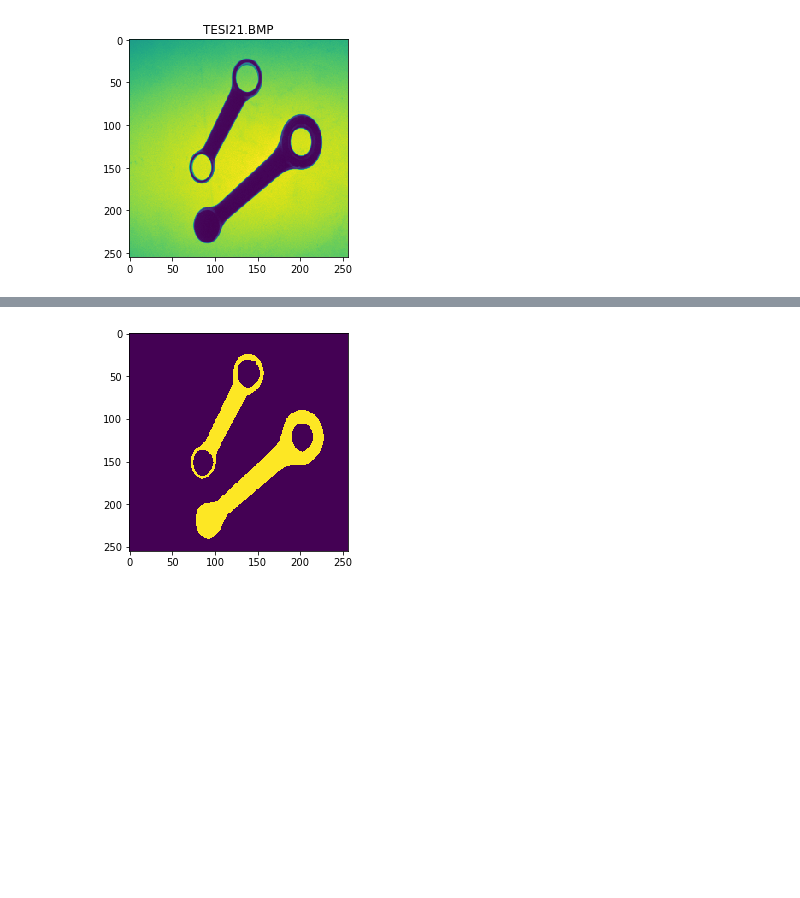
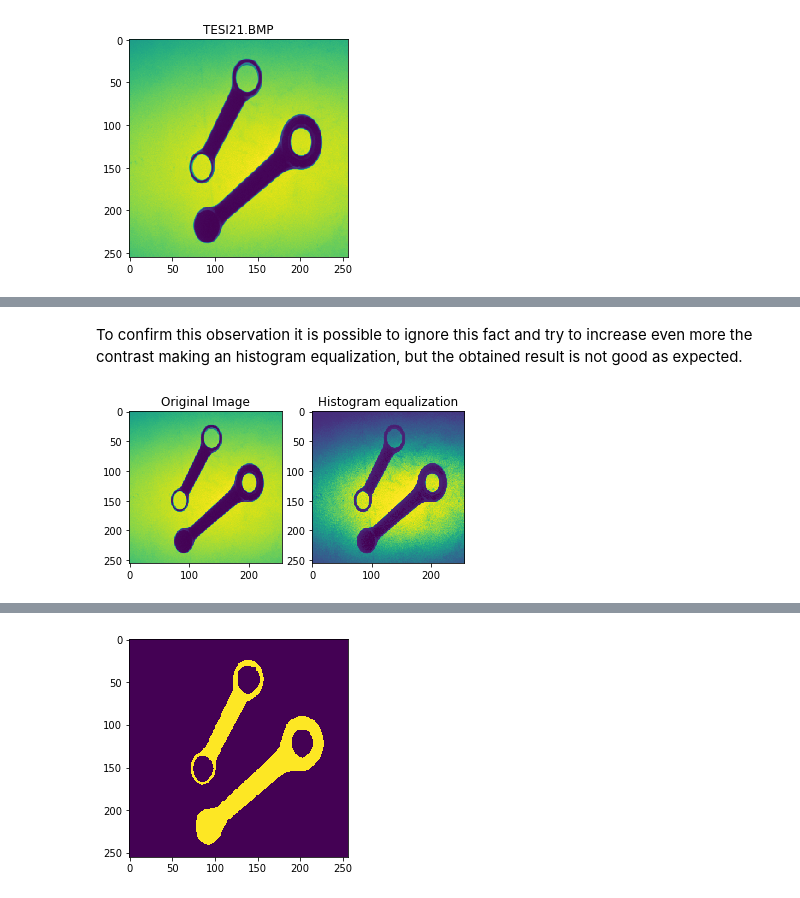
Before and after one commit to alomb/ComputerVisionAndImageProcessingProject, a Jupyter notebook: project/main.ipynb, the cells around one changed output, grey strips where cells are left out. Drawn from its saved outputs; the diff is of its cells as text; code cells hidden in the pictures; blank space fills up the shorter version.

```diff
--- a/project/main.ipynb
+++ b/project/main.ipynb
@@ -43,0 +50,14 @@ plt.show()
+# %% [markdown]
+To confirm this observation it is possible to ignore this fact and try to increase even more the contrast making an histogram equalization, but the obtained result is not good as expected.
+# %%
+equalized = cv2.equalizeHist(image)
+
+plt.subplot(1,2,1)
+plt.title("Original Image")
+_ = plt.imshow(image)
+
+plt.subplot(1,2,2)
+plt.title("Histogram equalization")
+_ = plt.imshow(equalized)
+# %% [output]
+[figure, added]
```
Also changed, not shown: parts of 11 cells of this notebook, 1 other file.
